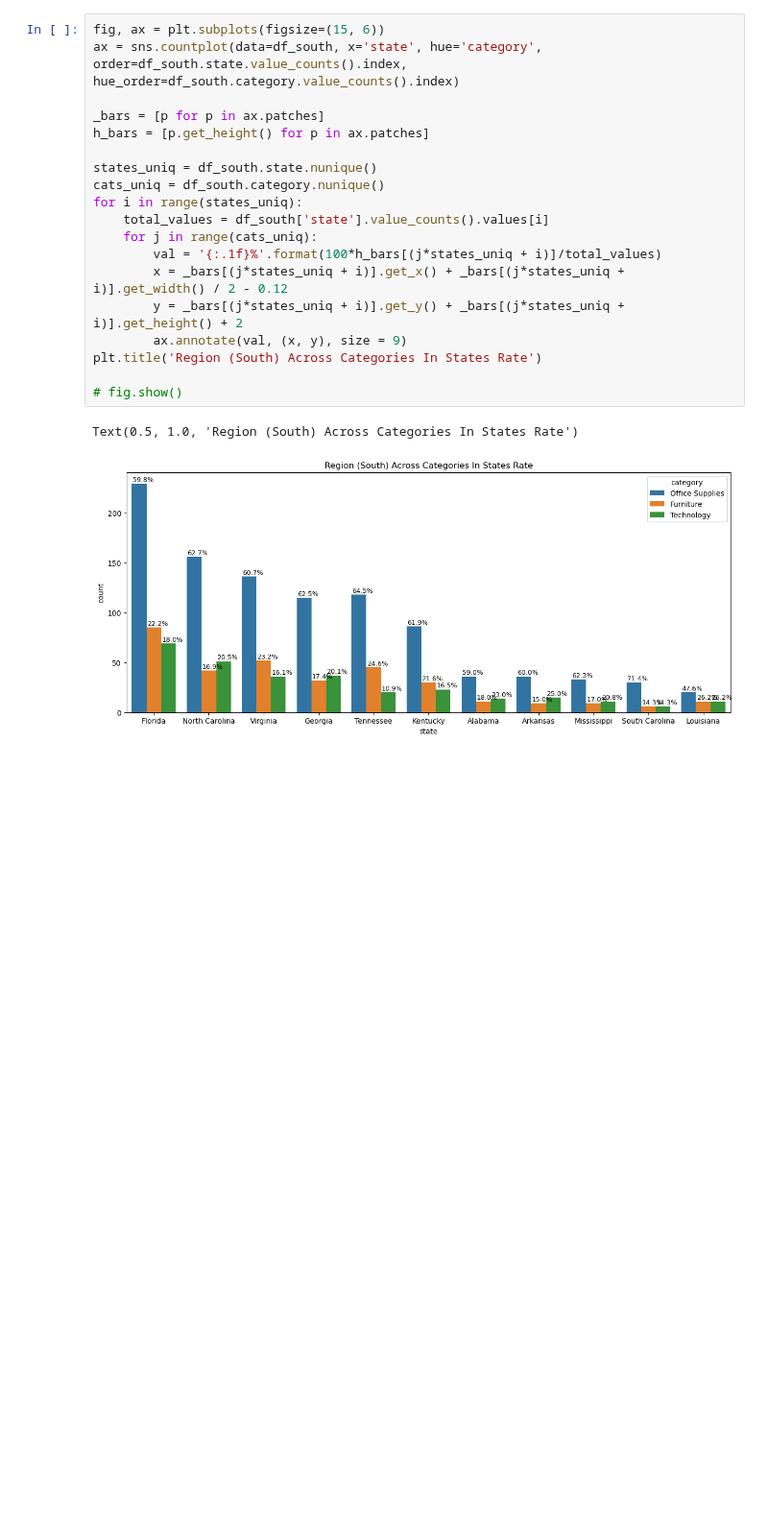
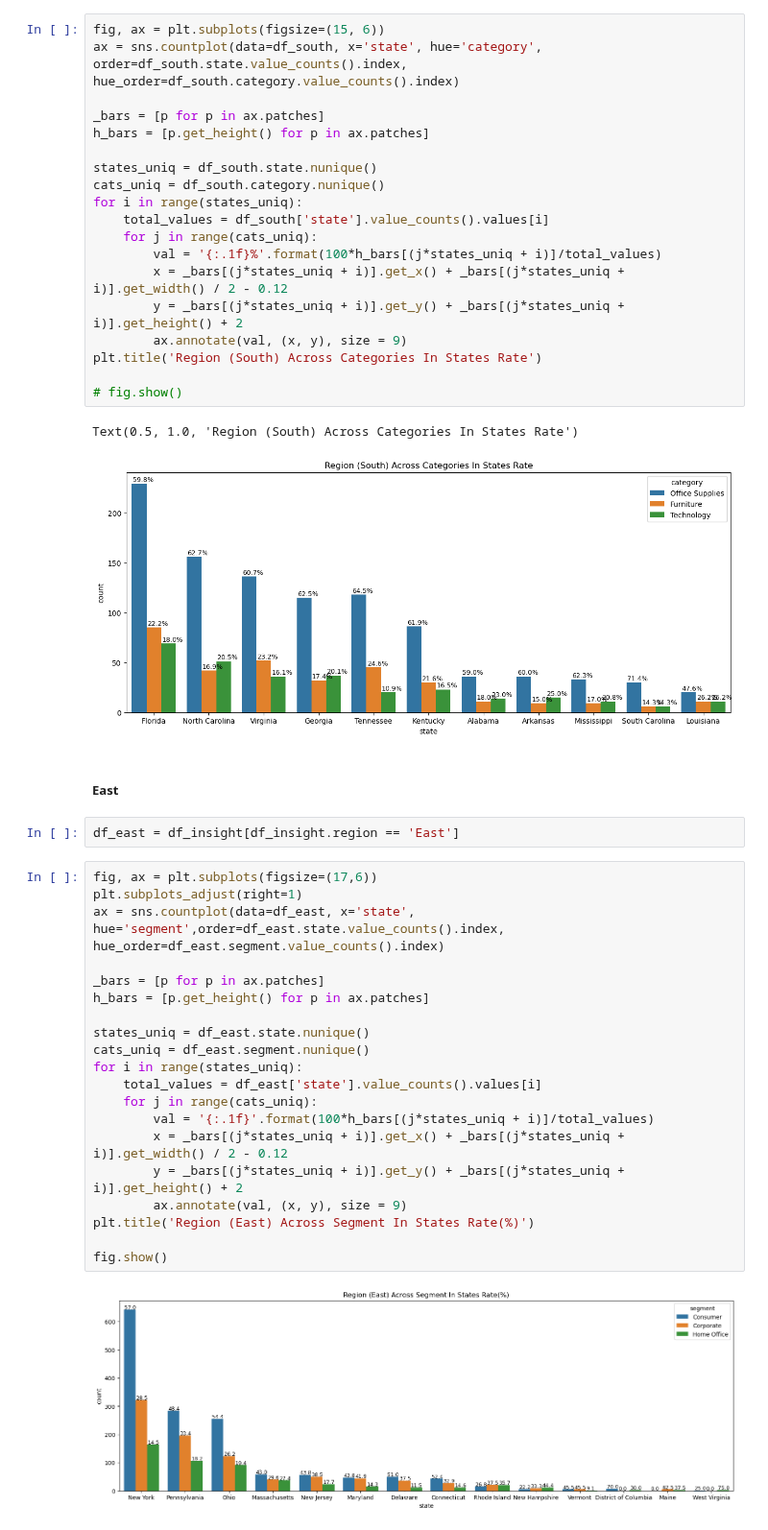
Before and after one commit to clarentcelsia/Analytics, a Jupyter notebook: sales.ipynb, the cells around one changed output. Shown at 96% size. Cells and saved outputs as stored; diff of their text form; blank space fills up the shorter version.

```diff
--- a/sales.ipynb
+++ b/sales.ipynb
@@ -246,3 +242,29 @@ plt.title('Region (South) Across Categories In States Rate')
 # %% [output]
 Text(0.5, 1.0, 'Region (South) Across Categories In States Rate')
 [figure]
+# %% [markdown]
+##### East
+# %%
+df_east = df_insight[df_insight.region == 'East']
+# %%
+fig, ax = plt.subplots(figsize=(17,6))
+plt.subplots_adjust(right=1)
+ax = sns.countplot(data=df_east, x='state', hue='segment',order=df_east.state.value_counts().index, hue_order=df_east.segment.value_counts().index)
+
+_bars = [p for p in ax.patches]
+h_bars = [p.get_height() for p in ax.patches]
+
+states_uniq = df_east.state.nunique()
+cats_uniq = df_east.segment.nunique()
+for i in range(states_uniq):
+    total_values = df_east['state'].value_counts().values[i]
+    for j in range(cats_uniq):
+        val = '{:.1f}'.format(100*h_bars[(j*states_uniq + i)]/total_values)
+        x = _bars[(j*states_uniq + i)].get_x() + _bars[(j*states_uniq + i)].get_width() / 2 - 0.12
+        y = _bars[(j*states_uniq + i)].get_y() + _bars[(j*states_uniq + i)].get_height() + 2
+        ax.annotate(val, (x, y), size = 9)
+plt.title('Region (East) Across Segment In States Rate(%)')
+
+fig.show()
+# %% [output]
+[figure, added]
```
Also changed, not shown: parts of 26 cells of this notebook.
